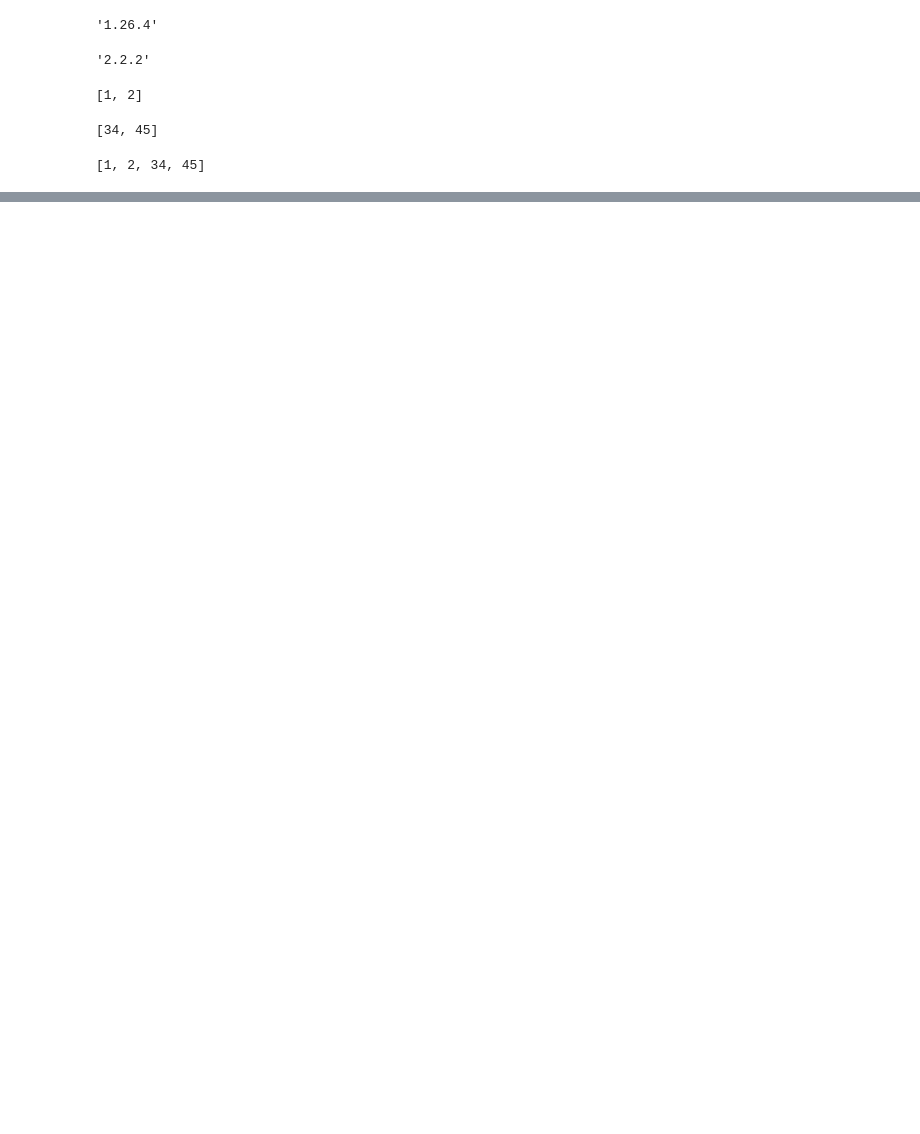
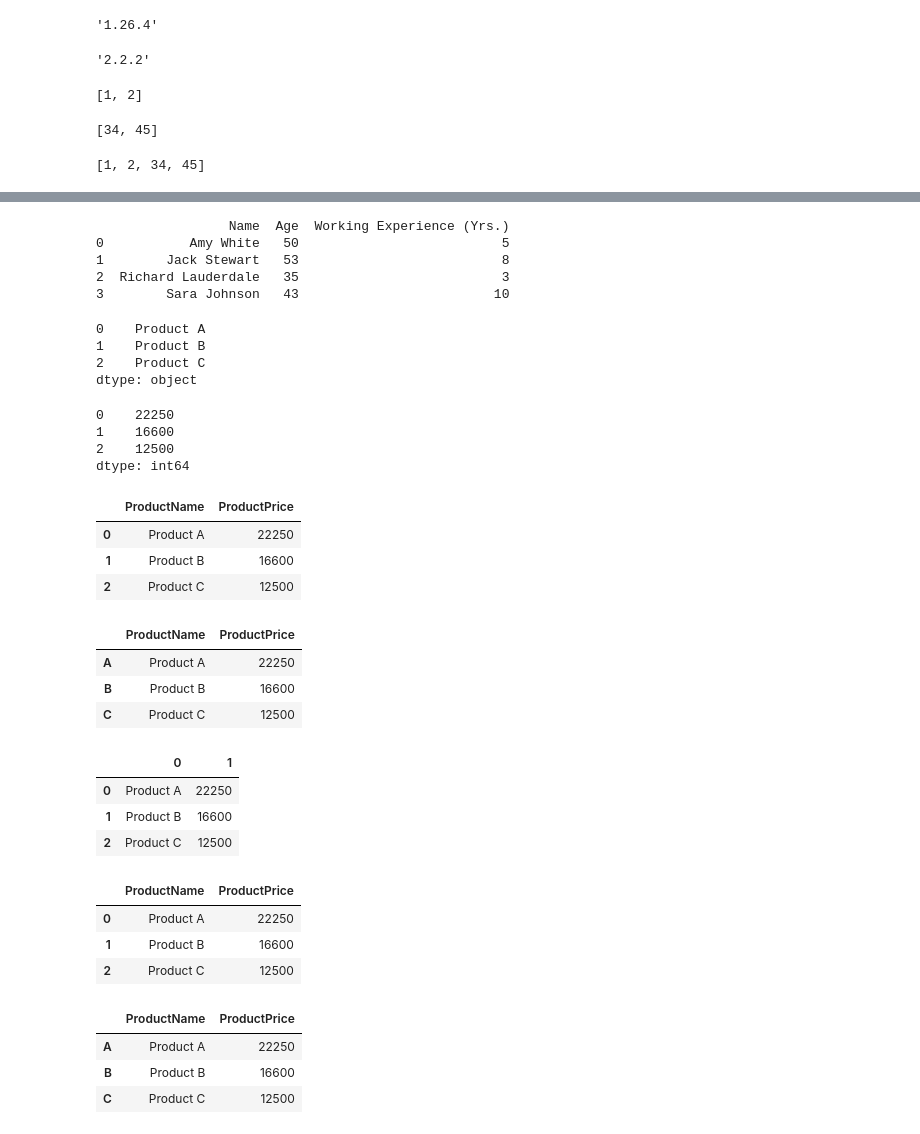
Before and after one commit to arnaduty/my_learnings, a Jupyter notebook: using_numpy_and_pandas.ipynb, the cells around one changed output, grey strips where cells are left out. Saved outputs shown, nothing was run; the diff lists cells and outputs as text; code cells hidden in the pictures; blank space fills up the shorter version.

```diff
--- a/using_numpy_and_pandas.ipynb
+++ b/using_numpy_and_pandas.ipynb
@@ -27,0 +631,79 @@ list_1
+# %%
+import pandas as pd
+
+data = [{'Name':'Amy White', 'Age':50, 'Working Experience (Yrs.)':5},
+       {'Name':'Jack Stewart', 'Age':53, 'Working Experience (Yrs.)':8},
+       {'Name':'Richard Lauderdale', 'Age':35, 'Working Experience (Yrs.)':3},
+       {'Name':'Sara Johnson', 'Age':43, 'Working Experience (Yrs.)':10}]
+
+df = pd.DataFrame(data)
+
+print(df)
+# %% [output]
+                 Name  Age  Working Experience (Yrs.)
+0           Amy White   50                          5
+1        Jack Stewart   53                          8
+2  Richard Lauderdale   35                          3
+3        Sara Johnson   43                         10
+# %%
+ser_products = pd.Series(['Product A','Product B', 'Product C'])
+ser_products
+# %% [output]
+0    Product A
+1    Product B
+2    Product C
+dtype: object
+# %%
+ser_prices = pd.Series([22250,16600,12500])
+
+ser_prices
+# %% [output]
+0    22250
+1    16600
+2    12500
+dtype: int64
+# %%
+data = {'ProductName':ser_products, 'ProductPrice':ser_prices}
+df = pd.DataFrame(data)
+df
+# %% [output]
+|  | ProductName | ProductPrice |
+| 0 | Product A | 22250 |
+| 1 | Product B | 16600 |
+| 2 | Product C | 12500 |
+# %%
+ser_products = pd.Series(['Product A','Product B', 'Product C'], index=['A','B','C'])
+ser_prices = pd.Series([22250,16600,12500], index=['A','B','C'])
+data = {'ProductName':ser_products, 'ProductPrice':ser_prices}
+df = pd.DataFrame(data)
+df
+# %% [output]
+|  | ProductName | ProductPrice |
+| A | Product A | 22250 |
+| B | Product B | 16600 |
+| C | Product C | 12500 |
+# %%
+data = [['Product A', 22250], ['Product B', 16600], ['Product C', 12500]]
+df = pd.DataFrame(data)
+df
+# %% [output]
+|  | 0 | 1 |
+| 0 | Product A | 22250 |
+| 1 | Product B | 16600 |
+| 2 | Product C | 12500 |
+# %%
+df.columns = ['ProductName', 'ProductPrice']
+df
+# %% [output]
+|  | ProductName | ProductPrice |
+| 0 | Product A | 22250 |
+| 1 | Product B | 16600 |
+| 2 | Product C | 12500 |
+# %%
+df.index = ['A','B','C']
+df
+# %% [output]
+|  | ProductName | ProductPrice |
+| A | Product A | 22250 |
+| B | Product B | 16600 |
+| C | Product C | 12500 |
```
Also changed, not shown: parts of 126 cells of this notebook, 23 other files.
